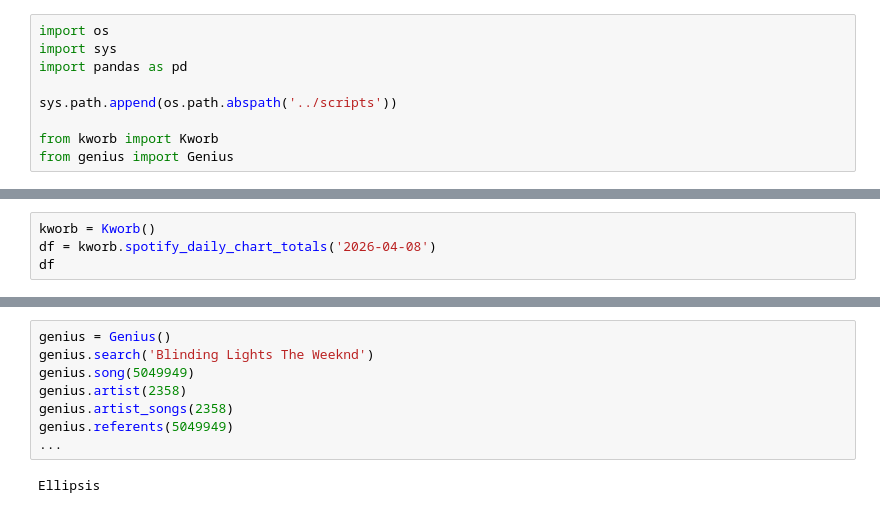
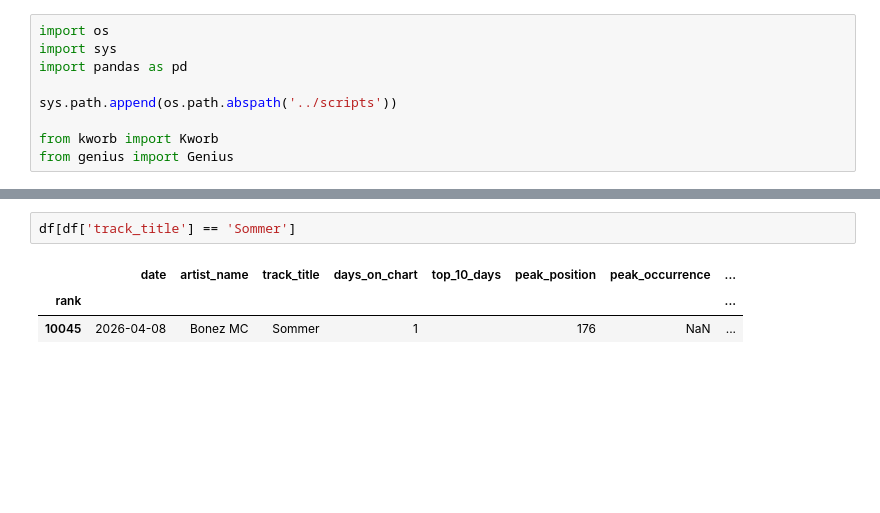
Before and after one commit to Damir-isk/music-hit-formula, a Jupyter notebook: notebooks/main.ipynb, the cells around one changed output, grey strips where cells are left out. Cells and saved outputs as stored; diff of their text form; blank space fills up the shorter version.

```diff
--- a/notebooks/main.ipynb
+++ b/notebooks/main.ipynb
@@ -33,5 +29 @@ df
 11750 rows × 9 columns
-# %%
-kworb = Kworb()
-df = kworb.spotify_daily_chart_totals('2026-04-08')
-df
@@ -80,11 +44,7 @@ genius.referents(5049949)
 Ellipsis
-# %%
-genius = Genius()
-genius.search('Blinding Lights The Weeknd')
-genius.song(5049949)
-genius.artist(2358)
-genius.artist_songs(2358)
-genius.referents(5049949)
-...
-# %% [output]
-Ellipsis
+# %%
+df[df['track_title'] == 'Sommer']
+# %% [output]
+|  | date | artist_name | track_title | days_on_chart | top_10_days | peak_position | peak_occurrence | ... |
+| rank |  |  |  |  |  |  |  | ... |
+| 10045 | 2026-04-08 | Bonez MC | Sommer | 1 |  | 176 | NaN | ... |
```
Also changed, not shown: parts of 5 cells of this notebook, 6 other files.
